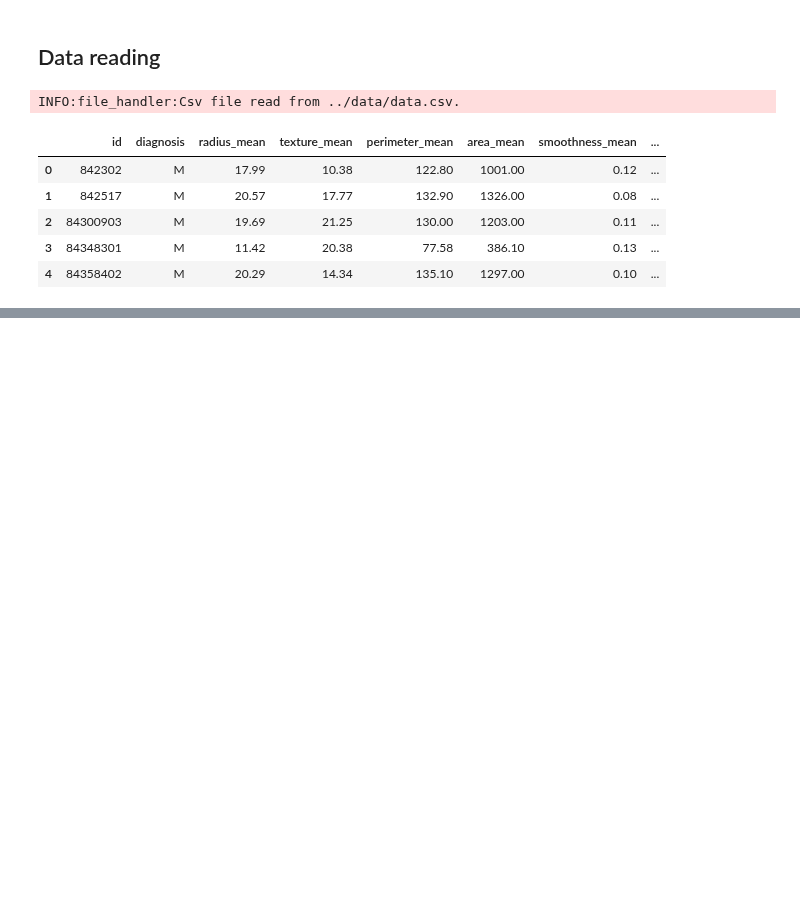
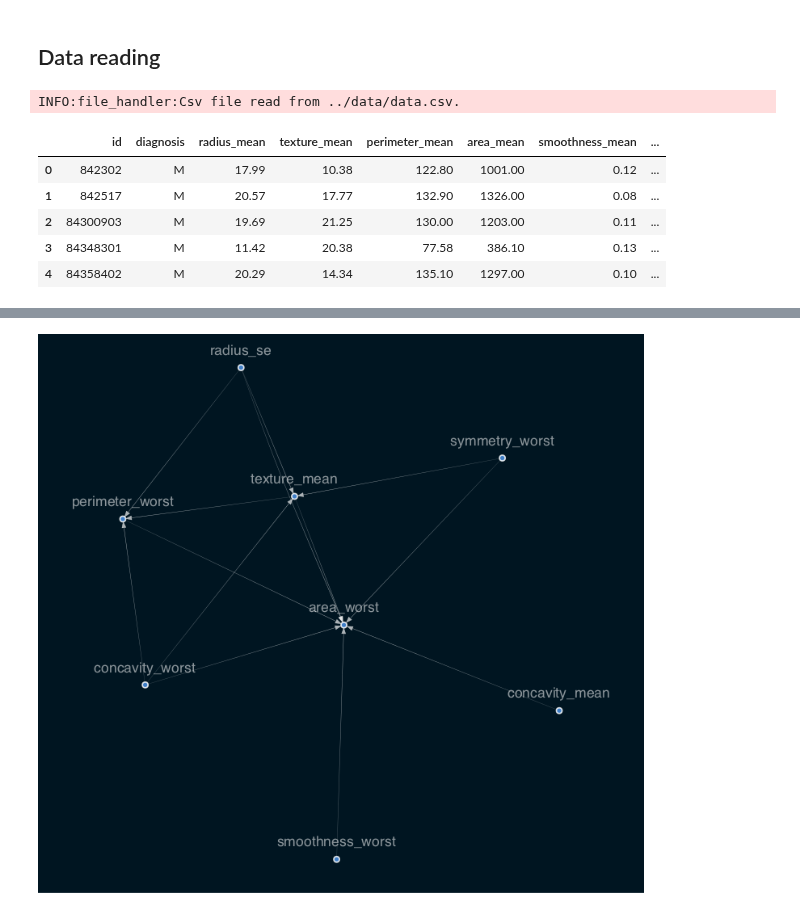
Before and after one commit to 10-Academy-quad-squad/casual-graph, a Jupyter notebook: notebooks/3. CausalLearning.ipynb, the cells around one changed output, grey strips where cells are left out. Saved outputs shown, nothing was run; the diff lists cells and outputs as text; code cells hidden in the pictures; blank space fills up the shorter version.

```diff
--- a/notebooks/3. CausalLearning.ipynb
+++ b/notebooks/3. CausalLearning.ipynb
@@ -164,0 +115,5 @@ Image(viz.draw(format='png'))
+# %%
+sm = sm.get_largest_subgraph()
+vis(sm)
+# %% [output]
+[figure, added]
```
Also changed, not shown: parts of 24 cells of this notebook, 1 other file.
